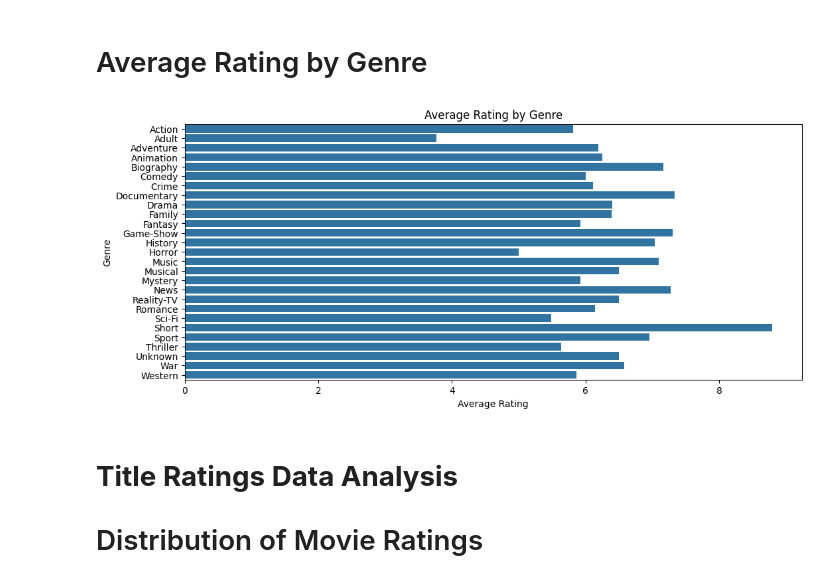
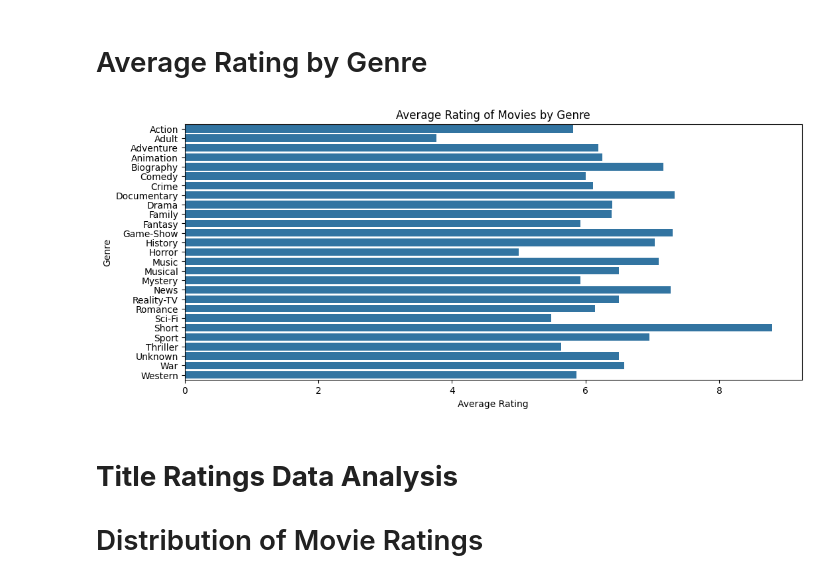
Before and after one commit to Joakim-Nandwa/DVF-PT03-Project-1, a Jupyter notebook: Joakim_Student.ipynb, the cells around one changed output. Cells and saved outputs as stored; diff of their text form; code cells hidden in the pictures.

```diff
--- a/Joakim_Student.ipynb
+++ b/Joakim_Student.ipynb
@@ -637,25 +630,25 @@ print(top_10_genres_df)
 # %% [markdown]
 # Average Rating by Genre
 # %%
-# Merge IMDB Title Basics with Ratings
+# Merging Title Basics with Ratings, this is because the data has a common column
 plt.title_merged = pd.merge(title_basics_cleaned, title_ratings, on='tconst')
 
-# Split genres and calculate average rating for each genre
+# Splitting genres and calculate average rating for each genre, this is because some columns have more than 2 entries of genre
 genres_ratings = plt.title_merged[['genres', 'averagerating']].dropna()
 genres_ratings['genres'] = genres_ratings['genres'].str.split(',')
 genres_ratings = genres_ratings.explode('genres')
 
 average_rating_by_genre = genres_ratings.groupby('genres')['averagerating'].mean().reset_index()
 
 # Plot average rating by genre
 plt.figure(figsize=(12, 5))
 sns.barplot(data=average_rating_by_genre, x='averagerating', y='genres')
-plt.title('Average Rating by Genre')
+plt.title('Average Rating of Movies by Genre')
 plt.xlabel('Average Rating')
 plt.ylabel('Genre')
 plt.show()
 # %% [output]
-[figure, old version]
+[figure, new version]
 # %% [markdown]
 # **Title Ratings Data Analysis**
 # Distribution of Movie Ratings
```
Also changed, not shown: parts of 22 cells of this notebook.
